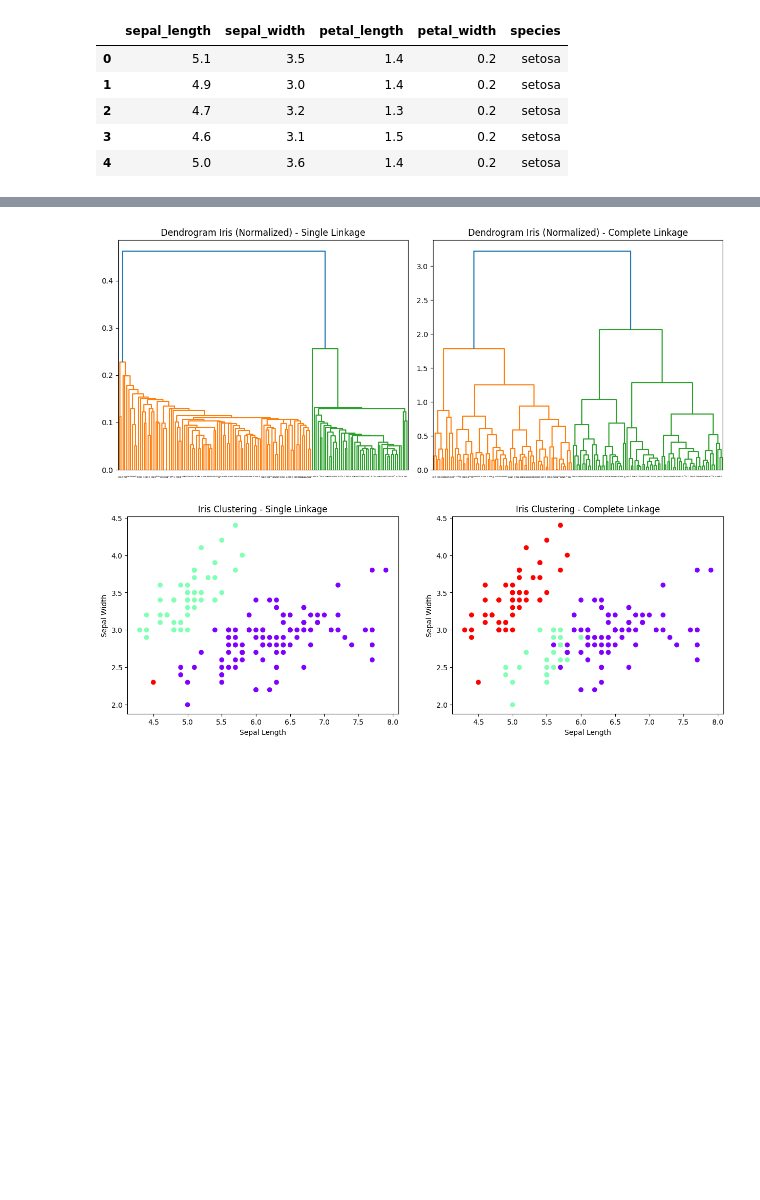
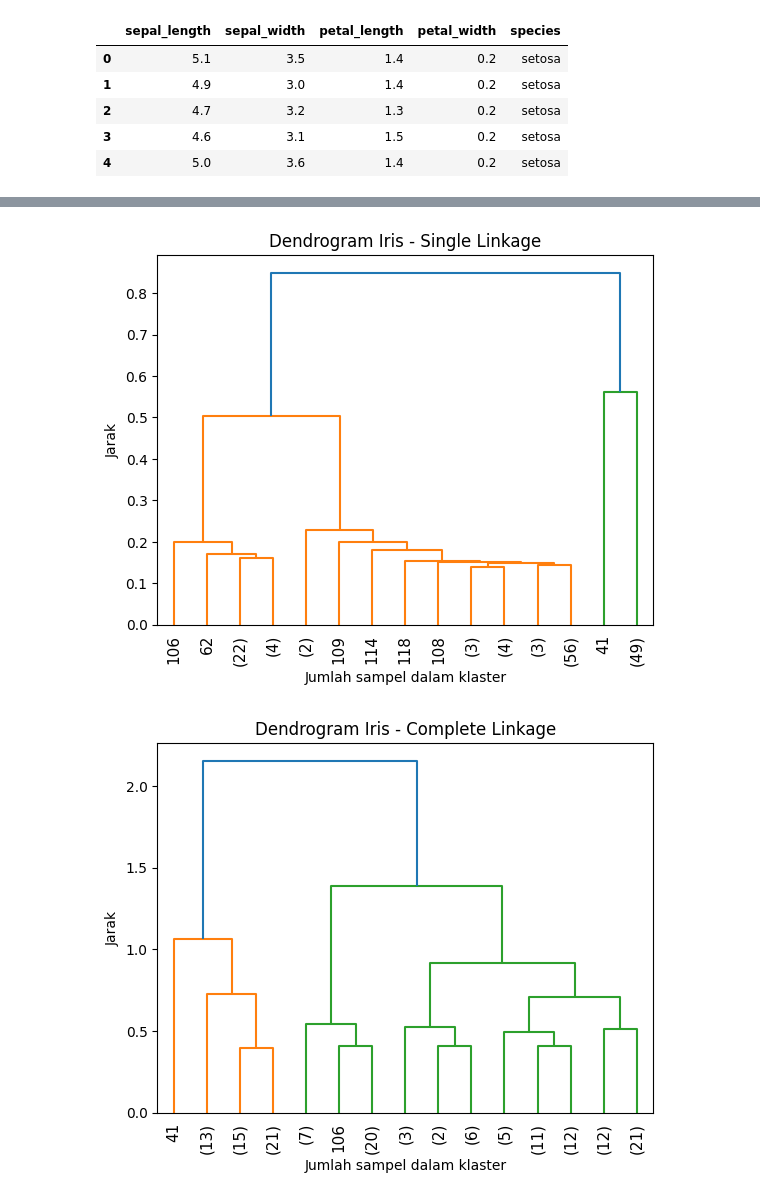
Before and after one commit to helloohowareyu/Praktikum-Kecerdasan-Artifisial-Lanjut, a Jupyter notebook: Praktikum_8_K_Means_dan_DBSCAN_Soal.ipynb, the cells around one changed output, grey strips where cells are left out. Cells and saved outputs as stored; diff of their text form; code cells hidden in the pictures; blank space fills up the shorter version.

```diff
--- a/Praktikum_8_K_Means_dan_DBSCAN_Soal.ipynb
+++ b/Praktikum_8_K_Means_dan_DBSCAN_Soal.ipynb
@@ -133,57 +139,41 @@ iris_df.head()
 # %%
 from sklearn.preprocessing import MinMaxScaler
 
-# 1. Preprocessing: Memisahkan fitur numerik
+# Memisahkan fitur numerik dari target (karena spesies bukan angka)
 iris_numeric = iris_df.drop(columns=['species'])
 
-# 2. Preprocessing: Normalisasi data (Min-Max Scaling)
+# Normalisasi data (Min-Max Scaling)
 scaler = MinMaxScaler()
 iris_data_scaled = scaler.fit_transform(iris_numeric)
 
-# 3. Hierarchical Clustering (Single & Complete Linkage)
+# Hierarchical Clustering (Single & Complete Linkage)
 linked_single = linkage(iris_data_scaled, method='single', metric='euclidean')
 linked_complete = linkage(iris_data_scaled, method='complete', metric='euclidean')
 
-# 4. Visualisasi Dendrogram
-plt.figure(figsize=(12, 5))
-
-plt.subplot(1, 2, 1)
-dendrogram(linked_single_iris,
-           labels=iris_df.index,
+# Visualisasi Dendrogram
+# Plot Single Linkage
+dendrogram(linked_single,
+           truncate_mode='lastp',
+           p=15,
            leaf_rotation=90.,
-           leaf_font_size=2.)
-plt.title('Dendrogram Iris (Normalized) - Single Linkage')
-
-plt.subplot(1, 2, 2)
-dendrogram(linked_complete_iris,
-           labels=iris_df.index,
-           leaf_rotation=90.,
-           leaf_font_size=2.)
-plt.title('Dendrogram Iris (Normalized) - Complete Linkage')
-
-plt.tight_layout()
+           leaf_font_size=11.)
+plt.title('Dendrogram Iris - Single Linkage')
+plt.xlabel('Jumlah sampel dalam klaster')
+plt.ylabel('Jarak')
 plt.show()
 
-# 5. Menentukan Kelompok (3 cluster)
-iris_df['Cluster_Single'] = fcluster(linked_single_iris, 3, criterion='maxclust')
-iris_df['Cluster_Complete'] = fcluster(linked_complete_iris, 3, criterion='maxclust')
+print()
 
-# 6. Visualisasi Hasil Clustering (Sepal Length vs Sepal Width)
-plt.figure(figsize=(15, 5))
-
-plt.subplot(1, 2, 1)
-plt.scatter(iris_df.iloc[:, 0], iris_df.iloc[:, 1], c=iris_df['Cluster_Single'], cmap='rainbow')
-plt.title('Iris Clustering - Single Linkage')
-plt.xlabel('Sepal Length')
-plt.ylabel('Sepal Width')
-
-plt.subplot(1, 2, 2)
-plt.scatter(iris_df.iloc[:, 0], iris_df.iloc[:, 1], c=iris_df['Cluster_Complete'], cmap='rainbow')
-plt.title('Iris Clustering - Complete Linkage')
-plt.xlabel('Sepal Length')
-plt.ylabel('Sepal Width')
-
+# Plot Complete Linkage
+dendrogram(linked_complete,
+           truncate_mode='lastp',
+           p=15,
+           leaf_rotation=90.,
+           leaf_font_size=11.)
+plt.title('Dendrogram Iris - Complete Linkage')
+plt.xlabel('Jumlah sampel dalam klaster')
+plt.ylabel('Jarak')
 plt.show()
 # %% [output]
-[figure, old version]
+[figure, new version]
-[figure, old version]
+[figure, new version]
```
Also changed, not shown: parts of 7 cells of this notebook.
